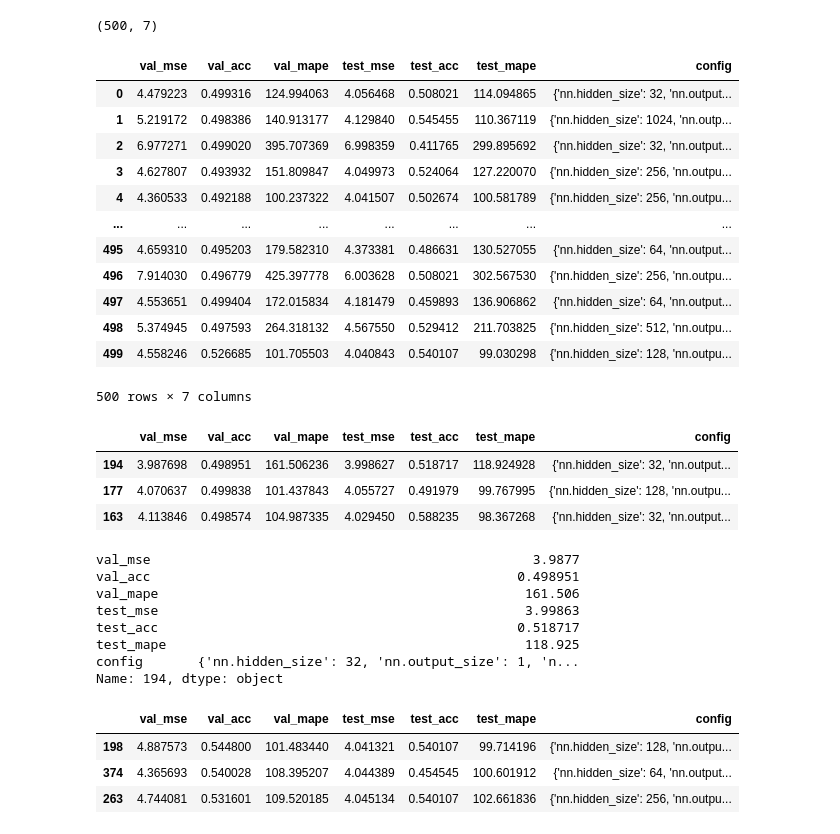
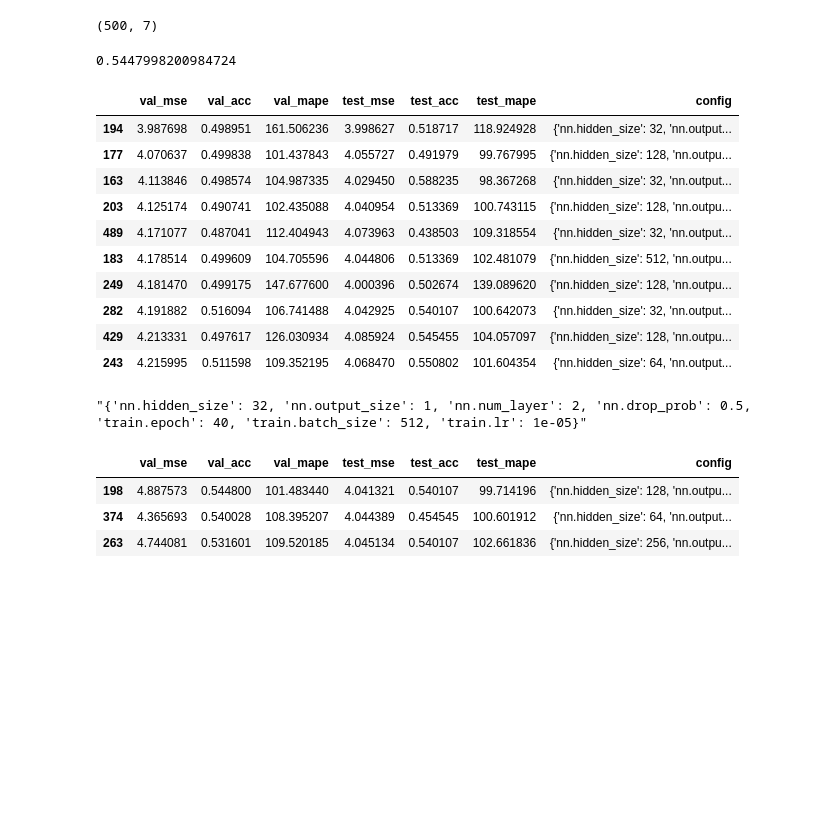
Before and after one commit to TianyuDu/ugthesis, a Jupyter notebook: model_selection_results/result_summary.ipynb, the cells around one changed output. Drawn from its saved outputs; the diff is of its cells as text; code cells hidden in the pictures; blank space fills up the shorter version.

```diff
--- a/model_selection_results/result_summary.ipynb
+++ b/model_selection_results/result_summary.ipynb
@@ -38,40 +38,28 @@ df_lstm = df_lstm.reset_index(drop=True)
 df_lstm.shape
 # %% [output]
 (500, 7)
-# %%
-df_lstm
-# %% [output]
-|  | val_mse | val_acc | val_mape | test_mse | test_acc | test_mape | config |
-| 0 | 4.479223 | 0.499316 | 124.994063 | 4.056468 | 0.508021 | 114.094865 | {'nn.hidden_size': 32, 'nn.output... |
-| 1 | 5.219172 | 0.498386 | 140.913177 | 4.129840 | 0.545455 | 110.367119 | {'nn.hidden_size': 1024, 'nn.outp... |
-| 2 | 6.977271 | 0.499020 | 395.707369 | 6.998359 | 0.411765 | 299.895692 | {'nn.hidden_size': 32, 'nn.output... |
-| 3 | 4.627807 | 0.493932 | 151.809847 | 4.049973 | 0.524064 | 127.220070 | {'nn.hidden_size': 256, 'nn.outpu... |
-| 4 | 4.360533 | 0.492188 | 100.237322 | 4.041507 | 0.502674 | 100.581789 | {'nn.hidden_size': 256, 'nn.outpu... |
-| ... | ... | ... | ... | ... | ... | ... | ... |
-| 495 | 4.659310 | 0.495203 | 179.582310 | 4.373381 | 0.486631 | 130.527055 | {'nn.hidden_size': 64, 'nn.output... |
-| 496 | 7.914030 | 0.496779 | 425.397778 | 6.003628 | 0.508021 | 302.567530 | {'nn.hidden_size': 256, 'nn.outpu... |
-| 497 | 4.553651 | 0.499404 | 172.015834 | 4.181479 | 0.459893 | 136.906862 | {'nn.hidden_size': 64, 'nn.output... |
-| 498 | 5.374945 | 0.497593 | 264.318132 | 4.567550 | 0.529412 | 211.703825 | {'nn.hidden_size': 512, 'nn.outpu... |
-| 499 | 4.558246 | 0.526685 | 101.705503 | 4.040843 | 0.540107 | 99.030298 | {'nn.hidden_size': 128, 'nn.outpu... |
-500 rows × 7 columns
+# %%
+max(df_lstm[df_lstm["val_acc"] > 0.5]["val_acc"])
+# %% [output]
+0.5447998200984724
 # %%
-df_lstm.sort_values("val_mse", ascending=True)[:3]
+df_lstm.sort_values("val_mse", ascending=True)[:10]
 # %% [output]
 |  | val_mse | val_acc | val_mape | test_mse | test_acc | test_mape | config |
 | 194 | 3.987698 | 0.498951 | 161.506236 | 3.998627 | 0.518717 | 118.924928 | {'nn.hidden_size': 32, 'nn.output... |
 | 177 | 4.070637 | 0.499838 | 101.437843 | 4.055727 | 0.491979 | 99.767995 | {'nn.hidden_size': 128, 'nn.outpu... |
 | 163 | 4.113846 | 0.498574 | 104.987335 | 4.029450 | 0.588235 | 98.367268 | {'nn.hidden_size': 32, 'nn.output... |
+| 203 | 4.125174 | 0.490741 | 102.435088 | 4.040954 | 0.513369 | 100.743115 | {'nn.hidden_size': 128, 'nn.outpu... |
+| 489 | 4.171077 | 0.487041 | 112.404943 | 4.073963 | 0.438503 | 109.318554 | {'nn.hidden_size': 32, 'nn.output... |
+| 183 | 4.178514 | 0.499609 | 104.705596 | 4.044806 | 0.513369 | 102.481079 | {'nn.hidden_size': 512, 'nn.outpu... |
+| 249 | 4.181470 | 0.499175 | 147.677600 | 4.000396 | 0.502674 | 139.089620 | {'nn.hidden_size': 128, 'nn.outpu... |
+| 282 | 4.191882 | 0.516094 | 106.741488 | 4.042925 | 0.540107 | 100.642073 | {'nn.hidden_size': 32, 'nn.output... |
+| 429 | 4.213331 | 0.497617 | 126.030934 | 4.085924 | 0.545455 | 104.057097 | {'nn.hidden_size': 128, 'nn.outpu... |
+| 243 | 4.215995 | 0.511598 | 109.352195 | 4.068470 | 0.550802 | 101.604354 | {'nn.hidden_size': 64, 'nn.output... |
 # %%
-df_lstm.sort_values("val_mse", ascending=True).iloc[0]
+df_lstm.sort_values("val_mse", ascending=True).loc[282]["config"]
 # %% [output]
-val_mse                                                 3.9877
-val_acc                                               0.498951
-val_mape                                               161.506
-test_mse                                               3.99863
-test_acc                                              0.518717
-test_mape                                              118.925
-config       {'nn.hidden_size': 32, 'nn.output_size': 1, 'n...
-Name: 194, dtype: object
+"{'nn.hidden_size': 32, 'nn.output_size': 1, 'nn.num_layer': 2, 'nn.drop_prob': 0.5, 'train.epoch': 40, 'train.batch_size': 512, 'train.lr': 1e-05}"
 # %%
 df_lstm.sort_values("val_acc", ascending=False)[:3]
 # %% [output]
```
Also changed, not shown: parts of 1 cell of this notebook, 1 other file.
